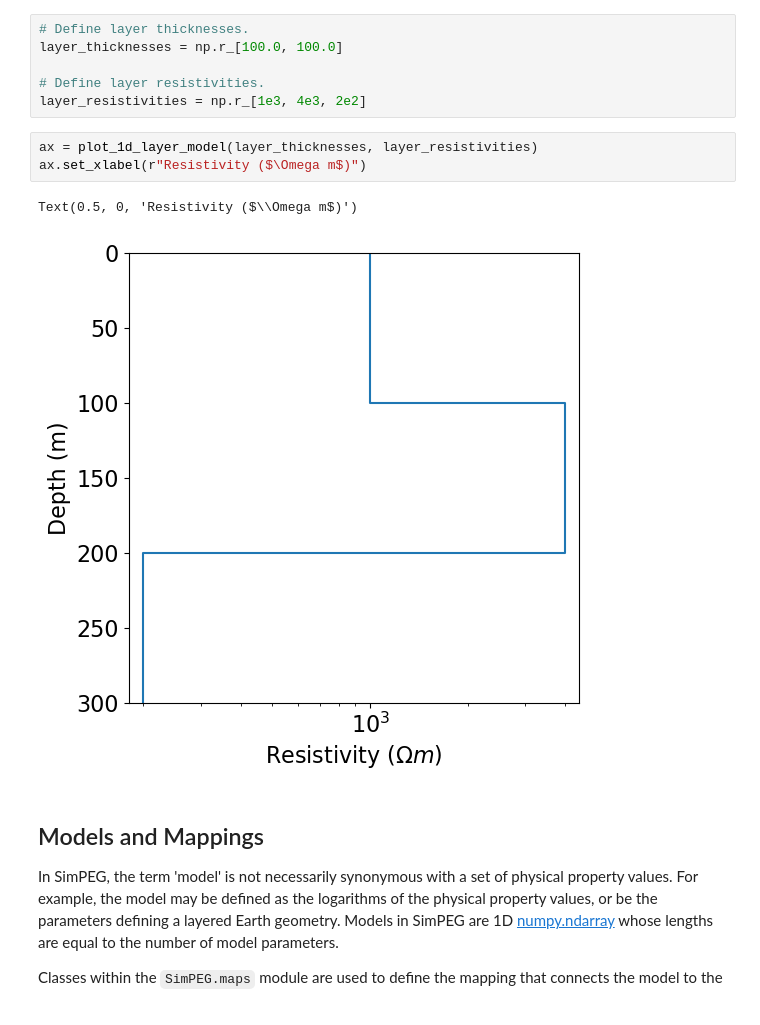
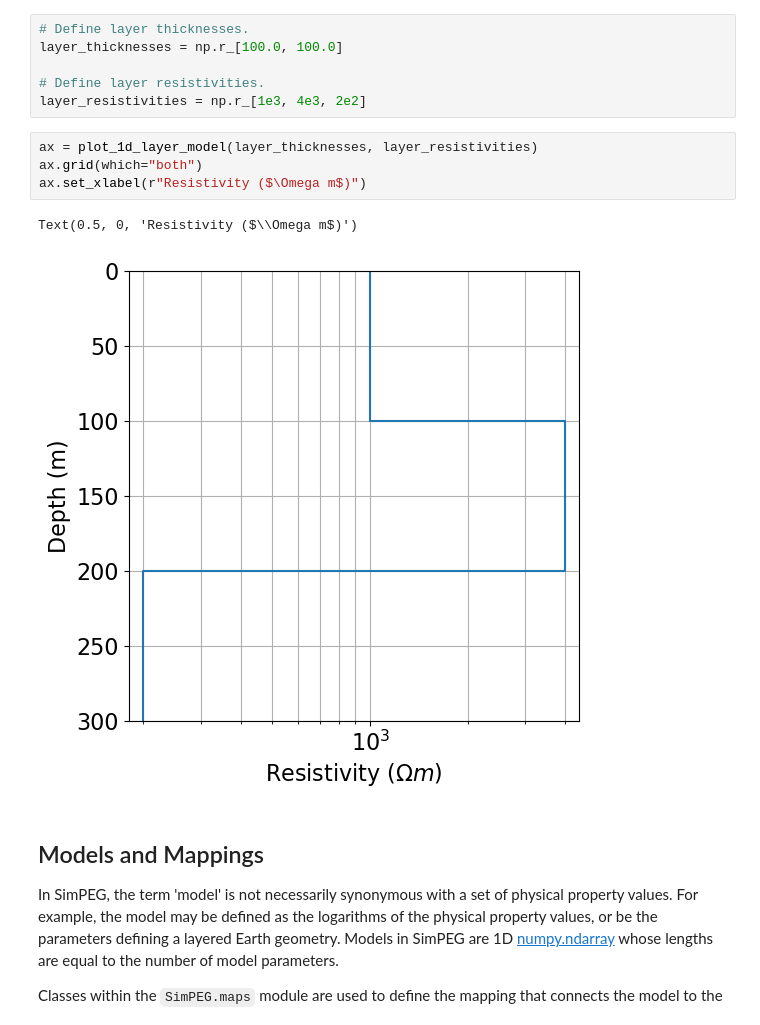
Before and after one commit to simpeg/user-tutorials, a Jupyter notebook: notebooks/05-dcr/fwd_dcr_1d.ipynb, the cells around one changed output. Saved outputs shown, nothing was run; the diff lists cells and outputs as text.

```diff
--- a/notebooks/05-dcr/fwd_dcr_1d.ipynb
+++ b/notebooks/05-dcr/fwd_dcr_1d.ipynb
@@ -99,10 +116,11 @@ layer_thicknesses = np.r_[100.0, 100.0]
 layer_resistivities = np.r_[1e3, 4e3, 2e2]
 # %%
 ax = plot_1d_layer_model(layer_thicknesses, layer_resistivities)
+ax.grid(which="both")
 ax.set_xlabel(r"Resistivity ($\Omega m$)")
 # %% [output]
 Text(0.5, 0, 'Resistivity ($\\Omega m$)')
-[figure, old version]
+[figure, new version]
 # %% [markdown]
 ## Models and Mappings
 
```
Also changed, not shown: parts of 4 cells of this notebook, 15 other files.
